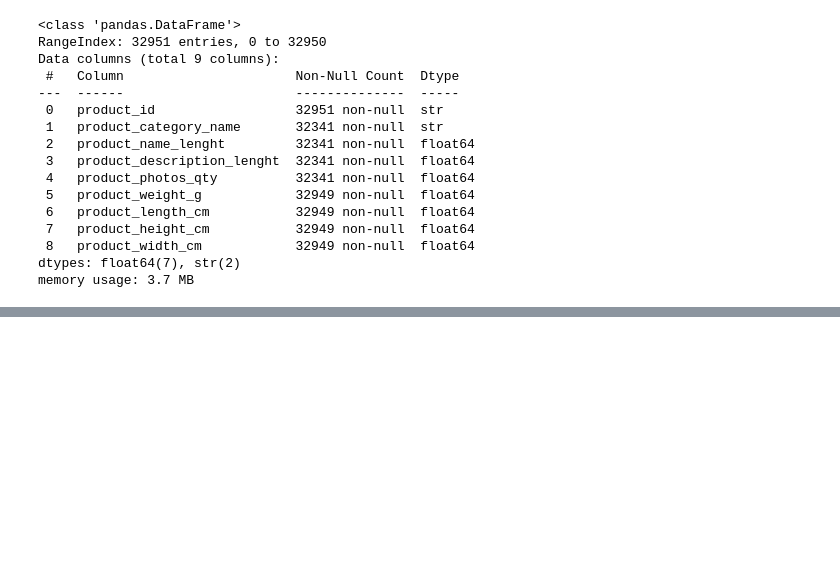
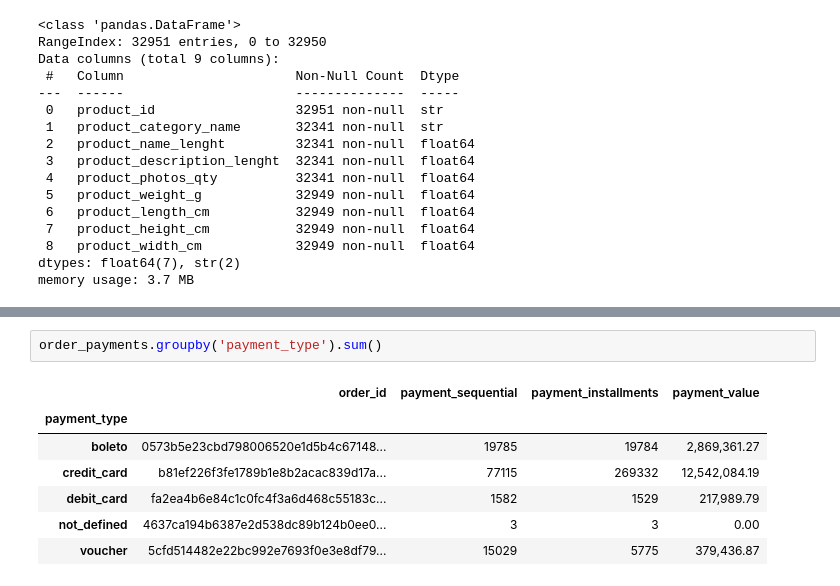
Before and after one commit to joao07vitor05/analytics-Brazil-ecommerce, a Jupyter notebook: notebooks/01exploracao_inicial.ipynb, the cells around one changed output, grey strips where cells are left out. Cells and saved outputs as stored; diff of their text form; blank space fills up the shorter version.

```diff
--- a/notebooks/01exploracao_inicial.ipynb
+++ b/notebooks/01exploracao_inicial.ipynb
@@ -275,3 +275,13 @@ products.head(5)
 | 2 | 96bd76ec8810374ed1b65e291975717f | esporte_lazer | 46.00 | 250.00 | 1.00 | ... |
 | 3 | cef67bcfe19066a932b7673e239eb23d | bebes | 27.00 | 261.00 | 1.00 | ... |
 | 4 | 9dc1a7de274444849c219cff195d0b71 | utilidades_domesticas | 37.00 | 402.00 | 4.00 | ... |
+# %%
+order_payments.groupby('payment_type').sum()
+# %% [output]
+|  | order_id | payment_sequential | payment_installments | payment_value |
+| payment_type |  |  |  |  |
+| boleto | 0573b5e23cbd798006520e1d5b4c67148... | 19785 | 19784 | 2,869,361.27 |
+| credit_card | b81ef226f3fe1789b1e8b2acac839d17a... | 77115 | 269332 | 12,542,084.19 |
+| debit_card | fa2ea4b6e84c1c0fc4f3a6d468c55183c... | 1582 | 1529 | 217,989.79 |
+| not_defined | 4637ca194b6387e2d538dc89b124b0ee0... | 3 | 3 | 0.00 |
+| voucher | 5cfd514482e22bc992e7693f0e3e8df79... | 15029 | 5775 | 379,436.87 |
```
Also changed, not shown: 9 other files.
